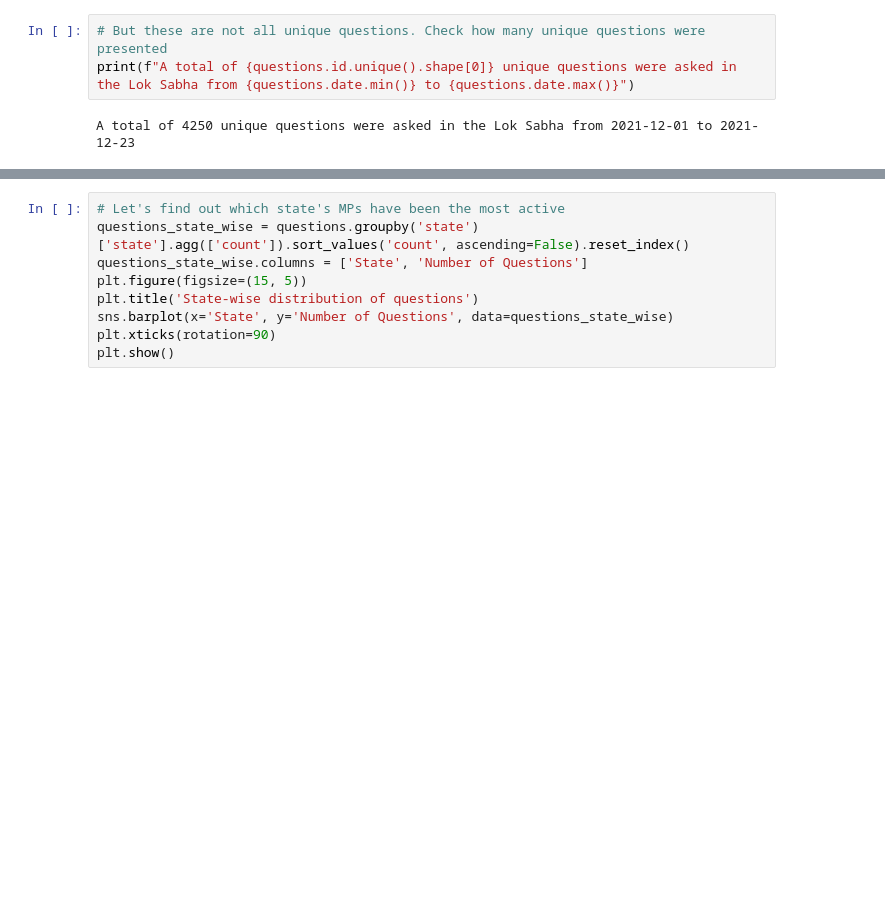
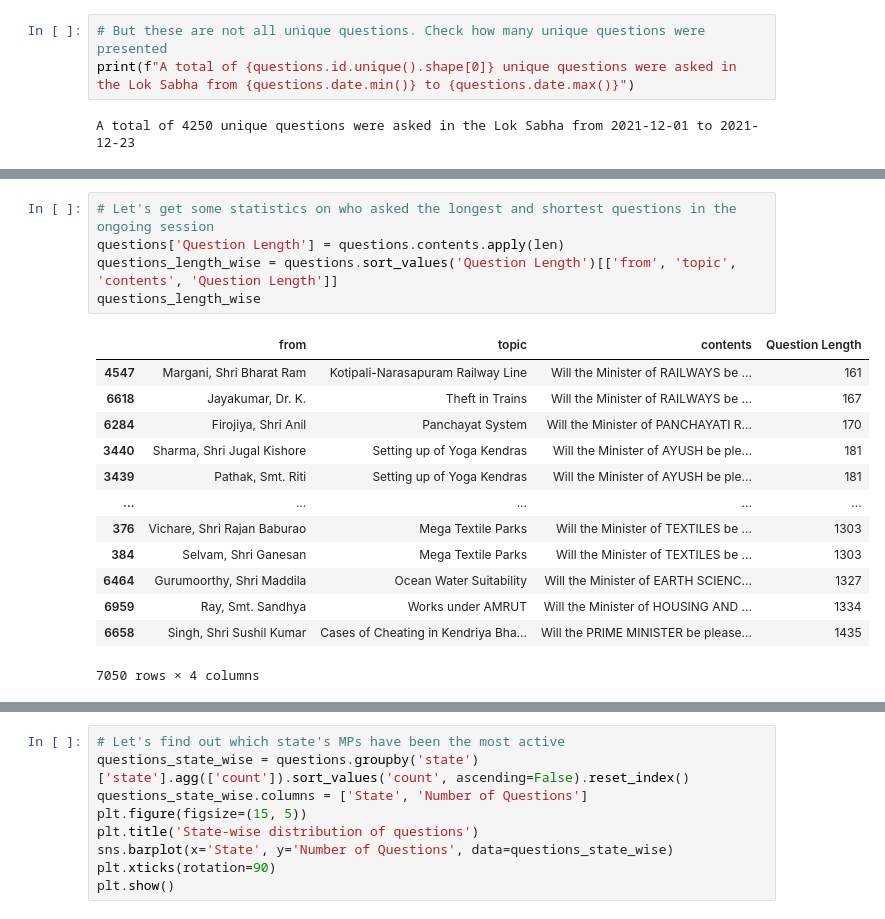
Before and after one commit to sammitjain/loksabha-questions, a Jupyter notebook: lok-sabha-questions-a-quick-peek.ipynb, the cells around one changed output, grey strips where cells are left out. Drawn from its saved outputs; the diff is of its cells as text; blank space fills up the shorter version.

```diff
--- a/lok-sabha-questions-a-quick-peek.ipynb
+++ b/lok-sabha-questions-a-quick-peek.ipynb
@@ -53,0 +73,19 @@ A total of 4250 unique questions were asked in the Lok Sabha from 2021-12-01 to
+# %%
+# Let's get some statistics on who asked the longest and shortest questions in the ongoing session
+questions['Question Length'] = questions.contents.apply(len)
+questions_length_wise = questions.sort_values('Question Length')[['from', 'topic', 'contents', 'Question Length']]
+questions_length_wise
+# %% [output]
+|  | from | topic | contents | Question Length |
+| 4547 | Margani, Shri Bharat Ram | Kotipali-Narasapuram Railway Line | Will the Minister of RAILWAYS be ... | 161 |
+| 6618 | Jayakumar, Dr. K. | Theft in Trains | Will the Minister of RAILWAYS be ... | 167 |
+| 6284 | Firojiya, Shri Anil | Panchayat System | Will the Minister of PANCHAYATI R... | 170 |
+| 3440 | Sharma, Shri Jugal Kishore | Setting up of Yoga Kendras | Will the Minister of AYUSH be ple... | 181 |
+| 3439 | Pathak, Smt. Riti | Setting up of Yoga Kendras | Will the Minister of AYUSH be ple... | 181 |
+| ... | ... | ... | ... | ... |
+| 376 | Vichare, Shri Rajan Baburao | Mega Textile Parks | Will the Minister of TEXTILES be ... | 1303 |
+| 384 | Selvam, Shri Ganesan | Mega Textile Parks | Will the Minister of TEXTILES be ... | 1303 |
+| 6464 | Gurumoorthy, Shri Maddila | Ocean Water Suitability | Will the Minister of EARTH SCIENC... | 1327 |
+| 6959 | Ray, Smt. Sandhya | Works under AMRUT | Will the Minister of HOUSING AND ... | 1334 |
+| 6658 | Singh, Shri Sushil Kumar | Cases of Cheating in Kendriya Bha... | Will the PRIME MINISTER be please... | 1435 |
+7050 rows × 4 columns
```
Also changed, not shown: parts of 11 cells of this notebook.
